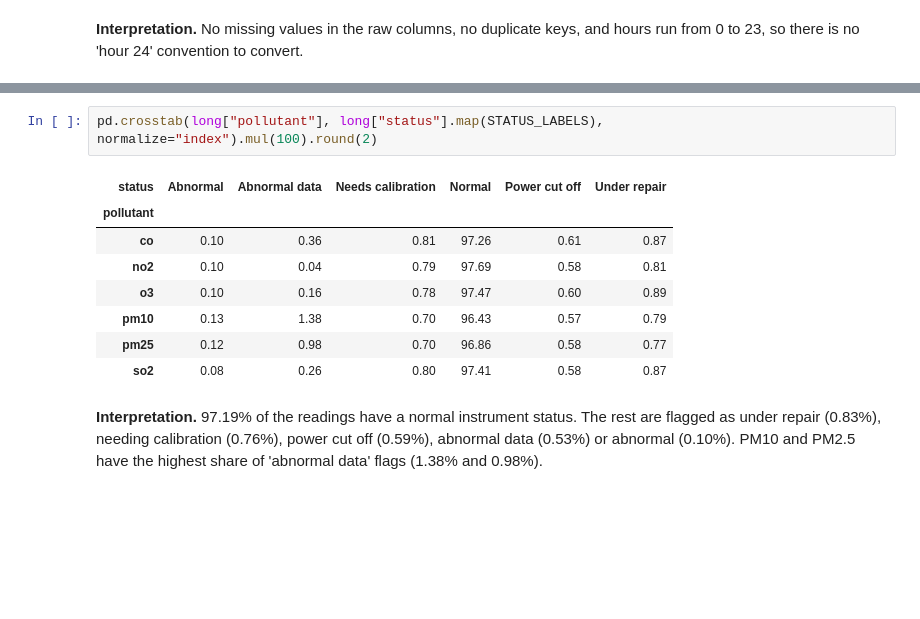
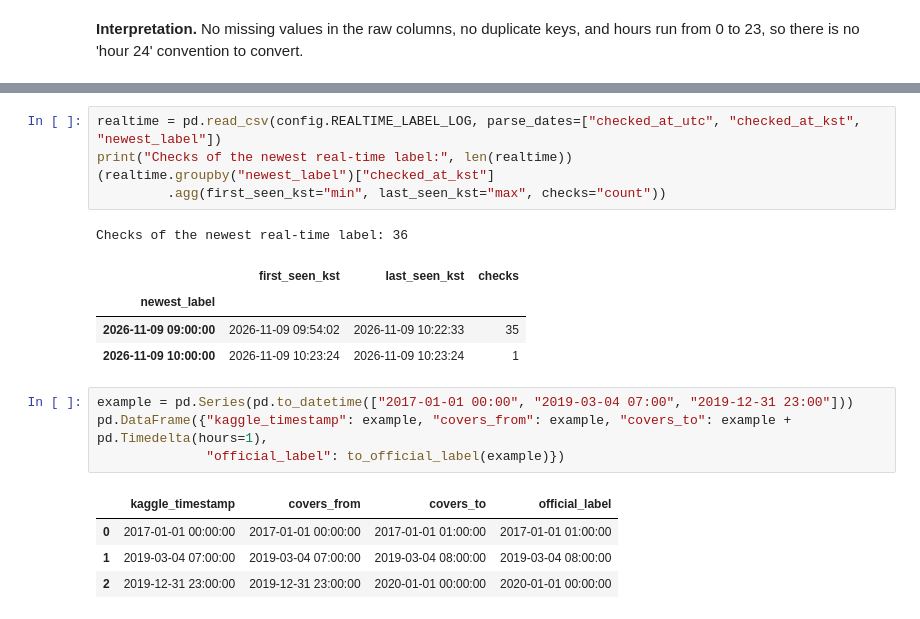
Before and after one commit to moliiner/air_pollution_analysis_seoul, a Jupyter notebook: notebooks/01_data_cleaning.ipynb, the cells around one changed output, grey strips where cells are left out. Saved outputs shown, nothing was run; the diff lists cells and outputs as text; blank space fills up the shorter version.

```diff
--- a/notebooks/01_data_cleaning.ipynb
+++ b/notebooks/01_data_cleaning.ipynb
@@ -112,14 +127,21 @@ status
 # %%
-pd.crosstab(long["pollutant"], long["status"].map(STATUS_LABELS), normalize="index").mul(100).round(2)
+realtime = pd.read_csv(config.REALTIME_LABEL_LOG, parse_dates=["checked_at_utc", "checked_at_kst", "newest_label"])
+print("Checks of the newest real-time label:", len(realtime))
+(realtime.groupby("newest_label")["checked_at_kst"]
+         .agg(first_seen_kst="min", last_seen_kst="max", checks="count"))
 # %% [output]
+Checks of the newest real-time label: 36
-| status | Abnormal | Abnormal data | Needs calibration | Normal | Power cut off | Under repair |
-| pollutant |  |  |  |  |  |  |
-| co | 0.10 | 0.36 | 0.81 | 97.26 | 0.61 | 0.87 |
-| no2 | 0.10 | 0.04 | 0.79 | 97.69 | 0.58 | 0.81 |
-| o3 | 0.10 | 0.16 | 0.78 | 97.47 | 0.60 | 0.89 |
-| pm10 | 0.13 | 1.38 | 0.70 | 96.43 | 0.57 | 0.79 |
-| pm25 | 0.12 | 0.98 | 0.70 | 96.86 | 0.58 | 0.77 |
-| so2 | 0.08 | 0.26 | 0.80 | 97.41 | 0.58 | 0.87 |
+|  | first_seen_kst | last_seen_kst | checks |
+| newest_label |  |  |  |
+| 2026-11-09 09:00:00 | 2026-11-09 09:54:02 | 2026-11-09 10:22:33 | 35 |
+| 2026-11-09 10:00:00 | 2026-11-09 10:23:24 | 2026-11-09 10:23:24 | 1 |
-# %% [markdown]
-**Interpretation.** 97.19% of the readings have a normal instrument status. The rest are flagged as under repair (0.83%), needing calibration (0.76%), power cut off (0.59%), abnormal data (0.53%) or abnormal (0.10%). PM10 and PM2.5 have the highest share of 'abnormal data' flags (1.38% and 0.98%).
+# %%
+example = pd.Series(pd.to_datetime(["2017-01-01 00:00", "2019-03-04 07:00", "2019-12-31 23:00"]))
+pd.DataFrame({"kaggle_timestamp": example, "covers_from": example, "covers_to": example + pd.Timedelta(hours=1),
+              "official_label": to_official_label(example)})
+# %% [output]
+|  | kaggle_timestamp | covers_from | covers_to | official_label |
+| 0 | 2017-01-01 00:00:00 | 2017-01-01 00:00:00 | 2017-01-01 01:00:00 | 2017-01-01 01:00:00 |
+| 1 | 2019-03-04 07:00:00 | 2019-03-04 07:00:00 | 2019-03-04 08:00:00 | 2019-03-04 08:00:00 |
+| 2 | 2019-12-31 23:00:00 | 2019-12-31 23:00:00 | 2020-01-01 00:00:00 | 2020-01-01 00:00:00 |
 # %% [markdown]
```
Also changed, not shown: parts of 50 cells of this notebook, 10 other files.
